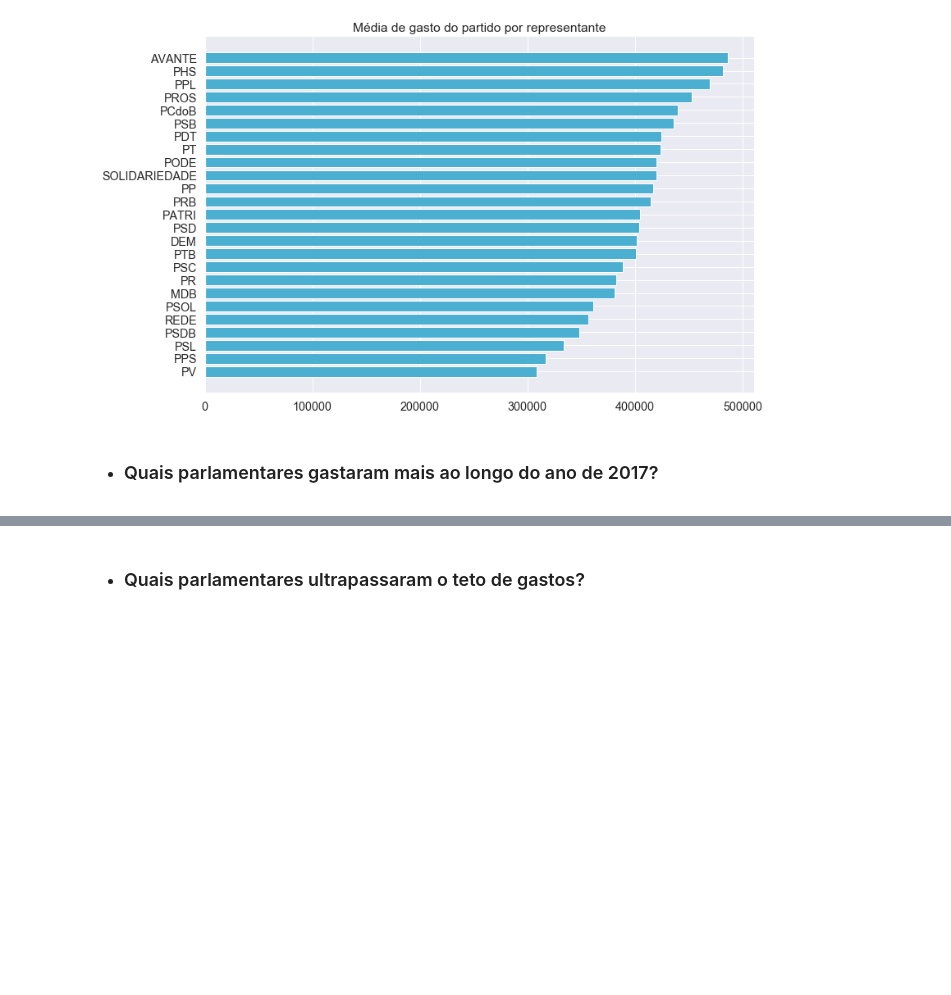
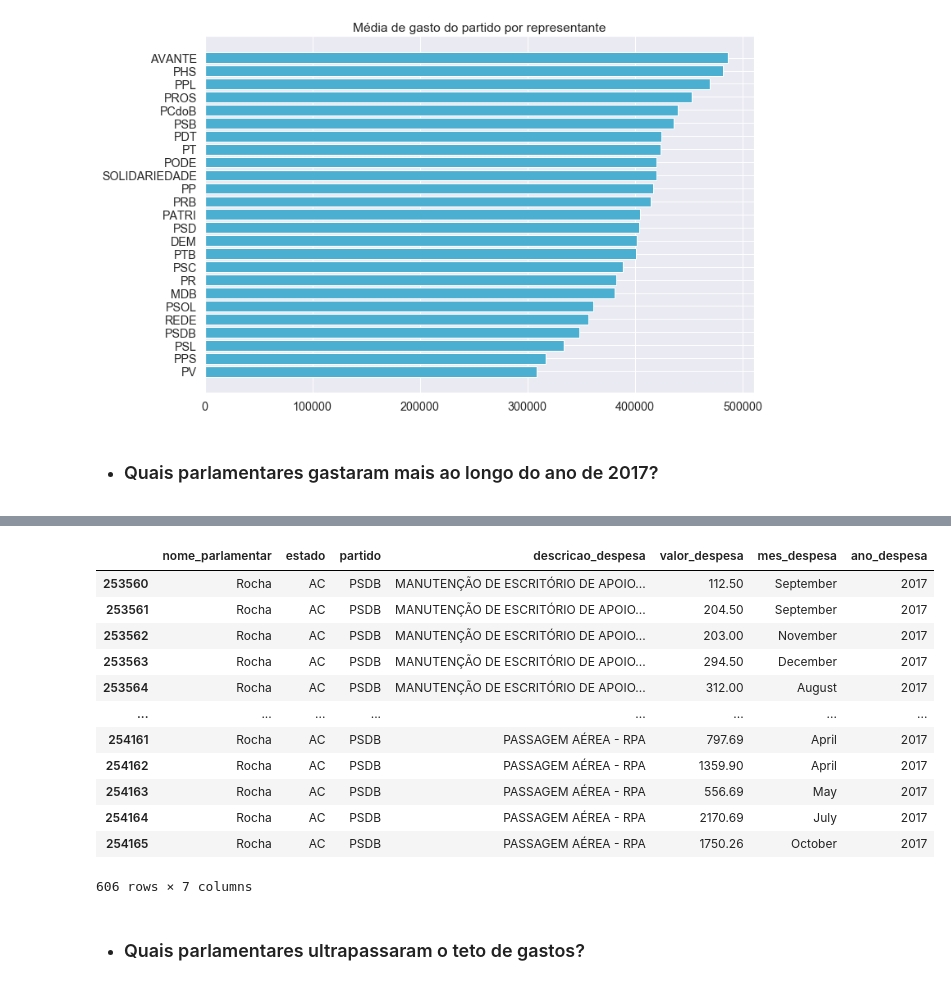
Before and after one commit to BrunoDorneles/ComPartilha-EDA, a Jupyter notebook: ComPartilha - EDA.ipynb, the cells around one changed output, grey strips where cells are left out. Saved outputs shown, nothing was run; the diff lists cells and outputs as text; code cells hidden in the pictures; blank space fills up the shorter version.

```diff
--- a/ComPartilha - EDA.ipynb
+++ b/ComPartilha - EDA.ipynb
@@ -204,4 +199,20 @@ LEO DE BRITO         537859.25
 Name: valor_despesa, dtype: float64
+# %%
+ceap[ceap['nome_parlamentar'] == 'Rocha']
+# %% [output]
+|  | nome_parlamentar | estado | partido | descricao_despesa | valor_despesa | mes_despesa | ano_despesa |
+| 253560 | Rocha | AC | PSDB | MANUTENÇÃO DE ESCRITÓRIO DE APOIO... | 112.50 | September | 2017 |
+| 253561 | Rocha | AC | PSDB | MANUTENÇÃO DE ESCRITÓRIO DE APOIO... | 204.50 | September | 2017 |
+| 253562 | Rocha | AC | PSDB | MANUTENÇÃO DE ESCRITÓRIO DE APOIO... | 203.00 | November | 2017 |
+| 253563 | Rocha | AC | PSDB | MANUTENÇÃO DE ESCRITÓRIO DE APOIO... | 294.50 | December | 2017 |
+| 253564 | Rocha | AC | PSDB | MANUTENÇÃO DE ESCRITÓRIO DE APOIO... | 312.00 | August | 2017 |
+| ... | ... | ... | ... | ... | ... | ... | ... |
+| 254161 | Rocha | AC | PSDB | PASSAGEM AÉREA - RPA | 797.69 | April | 2017 |
+| 254162 | Rocha | AC | PSDB | PASSAGEM AÉREA - RPA | 1359.90 | April | 2017 |
+| 254163 | Rocha | AC | PSDB | PASSAGEM AÉREA - RPA | 556.69 | May | 2017 |
+| 254164 | Rocha | AC | PSDB | PASSAGEM AÉREA - RPA | 2170.69 | July | 2017 |
+| 254165 | Rocha | AC | PSDB | PASSAGEM AÉREA - RPA | 1750.26 | October | 2017 |
+606 rows × 7 columns
 # %% [markdown]
 * ### Quais parlamentares ultrapassaram o teto de gastos?
 # %%
```
Also changed, not shown: parts of 10 cells of this notebook.
